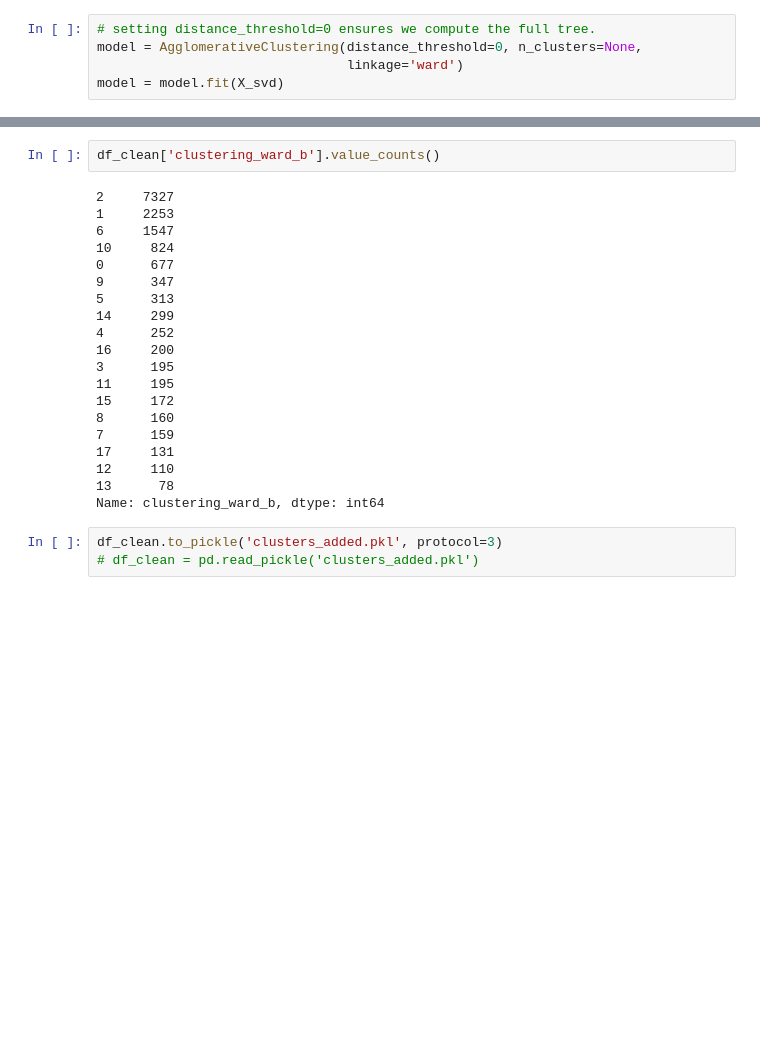
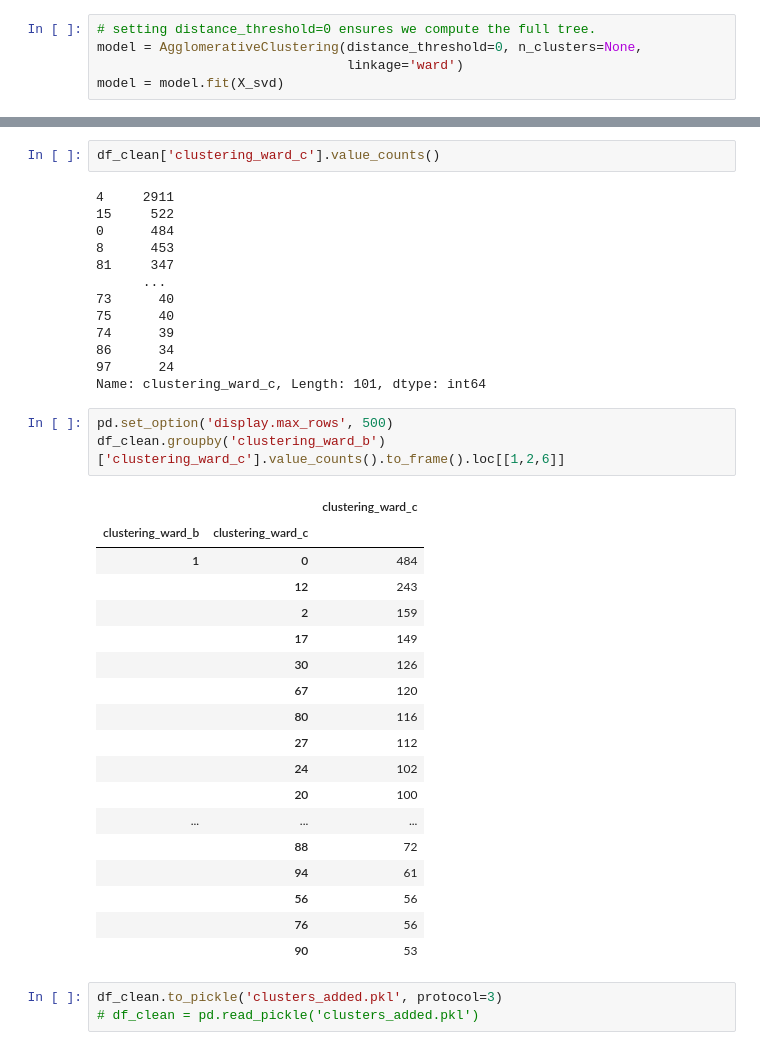
Before and after one commit to May-nerd/dmw-ml-final-project, a Jupyter notebook: data_cleaning/data_building_and_cleaning_with_vectorization.ipynb, the cells around one changed output, grey strips where cells are left out. Saved outputs shown, nothing was run; the diff lists cells and outputs as text; blank space fills up the shorter version.

```diff
--- a/data_cleaning/data_building_and_cleaning_with_vectorization.ipynb
+++ b/data_cleaning/data_building_and_cleaning_with_vectorization.ipynb
@@ -512,25 +518,40 @@ for i, model in zip(['ward_a', 'ward_b'],models):
 # %%
-df_clean['clustering_ward_b'].value_counts()
+df_clean['clustering_ward_c'].value_counts()
 # %% [output]
-2     7327
-1     2253
-6     1547
-10     824
-0      677
-9      347
-5      313
-14     299
-4      252
-16     200
-3      195
-11     195
-15     172
-8      160
-7      159
-17     131
-12     110
-13      78
-Name: clustering_ward_b, dtype: int64
+4     2911
+15     522
+0      484
+8      453
+81     347
+      ...
+73      40
+75      40
+74      39
+86      34
+97      24
+Name: clustering_ward_c, Length: 101, dtype: int64
+# %%
+pd.set_option('display.max_rows', 500)
+df_clean.groupby('clustering_ward_b')['clustering_ward_c'].value_counts().to_frame().loc[[1,2,6]]
+# %% [output]
+|  |  | clustering_ward_c |
+| clustering_ward_b | clustering_ward_c |  |
+| 1 | 0 | 484 |
+|  | 12 | 243 |
+|  | 2 | 159 |
+|  | 17 | 149 |
+|  | 30 | 126 |
+|  | 67 | 120 |
+|  | 80 | 116 |
+|  | 27 | 112 |
+|  | 24 | 102 |
+|  | 20 | 100 |
+| ... | ... | ... |
+|  | 88 | 72 |
+|  | 94 | 61 |
+|  | 56 | 56 |
+|  | 76 | 56 |
+|  | 90 | 53 |
 # %%
 df_clean.to_pickle('clusters_added.pkl', protocol=3)
 # df_clean = pd.read_pickle('clusters_added.pkl')
```
Also changed, not shown: parts of 4 cells of this notebook, 1 other file.
